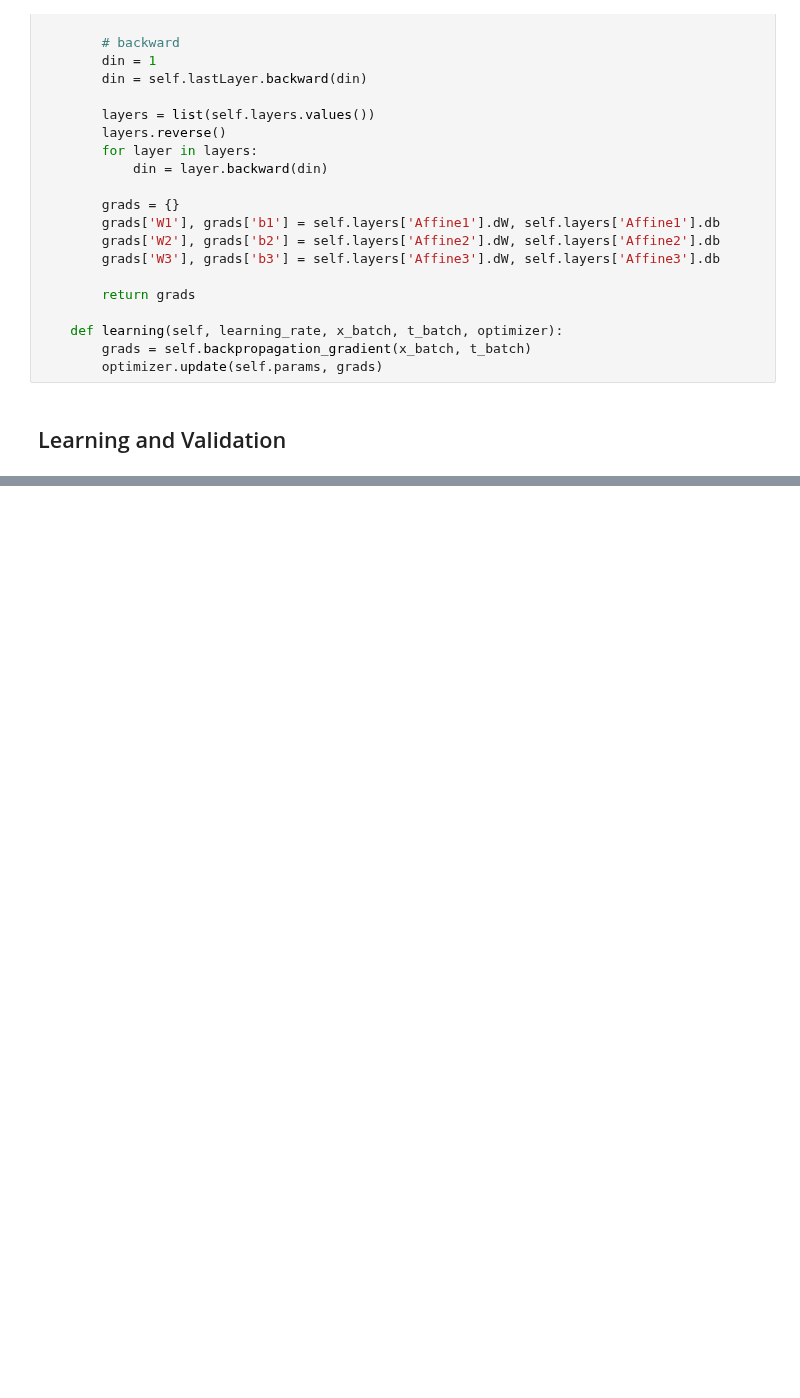
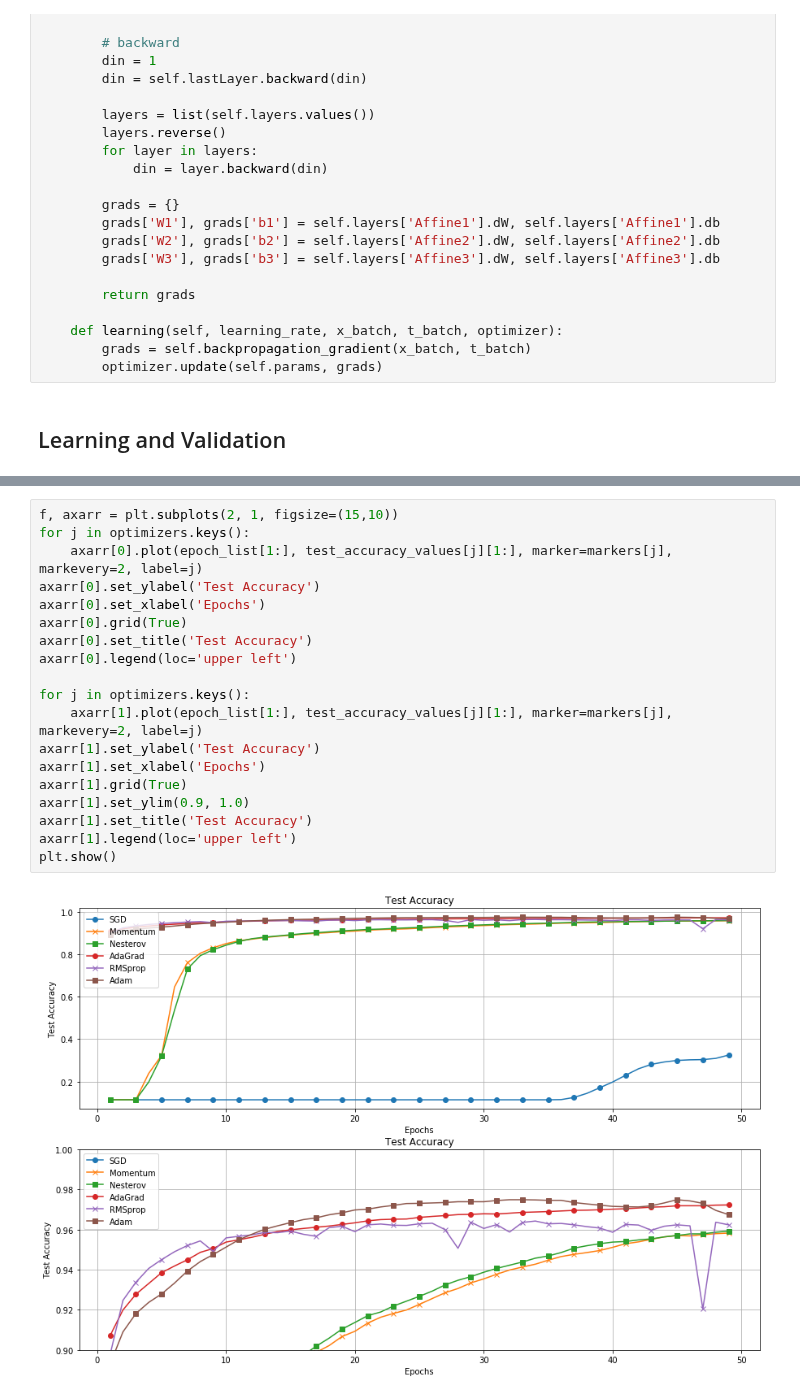
Before and after one commit to linklab/aiclass, a Jupyter notebook: 0.Professor/4.Optimizers/mnist_two_hidden_layers_optimizers.ipynb, the cells around one changed output, grey strips where cells are left out. Drawn from its saved outputs; the diff is of its cells as text; blank space fills up the shorter version.

```diff
--- a/0.Professor/4.Optimizers/mnist_two_hidden_layers_optimizers.ipynb
+++ b/0.Professor/4.Optimizers/mnist_two_hidden_layers_optimizers.ipynb
@@ -174,0 +193,21 @@ plt.show()
+# %%
+f, axarr = plt.subplots(2, 1, figsize=(15,10))
+for j in optimizers.keys():
+    axarr[0].plot(epoch_list[1:], test_accuracy_values[j][1:], marker=markers[j], markevery=2, label=j)
+axarr[0].set_ylabel('Test Accuracy')
+axarr[0].set_xlabel('Epochs')
+axarr[0].grid(True)
+axarr[0].set_title('Test Accuracy')
+axarr[0].legend(loc='upper left')
+
+for j in optimizers.keys():
+    axarr[1].plot(epoch_list[1:], test_accuracy_values[j][1:], marker=markers[j], markevery=2, label=j)
+axarr[1].set_ylabel('Test Accuracy')
+axarr[1].set_xlabel('Epochs')
+axarr[1].grid(True)
+axarr[1].set_ylim(0.9, 1.0)
+axarr[1].set_title('Test Accuracy')
+axarr[1].legend(loc='upper left')
+plt.show()
+# %% [output]
+[figure, added]
```
Also changed, not shown: parts of 5 cells of this notebook.
